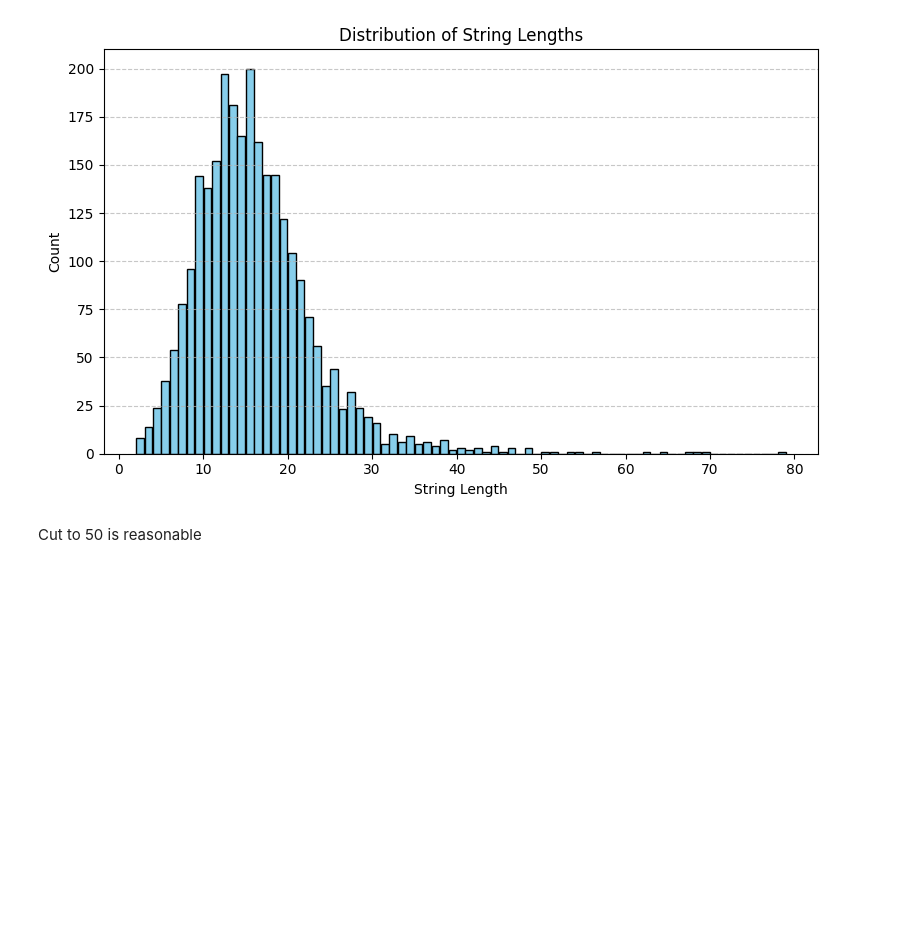
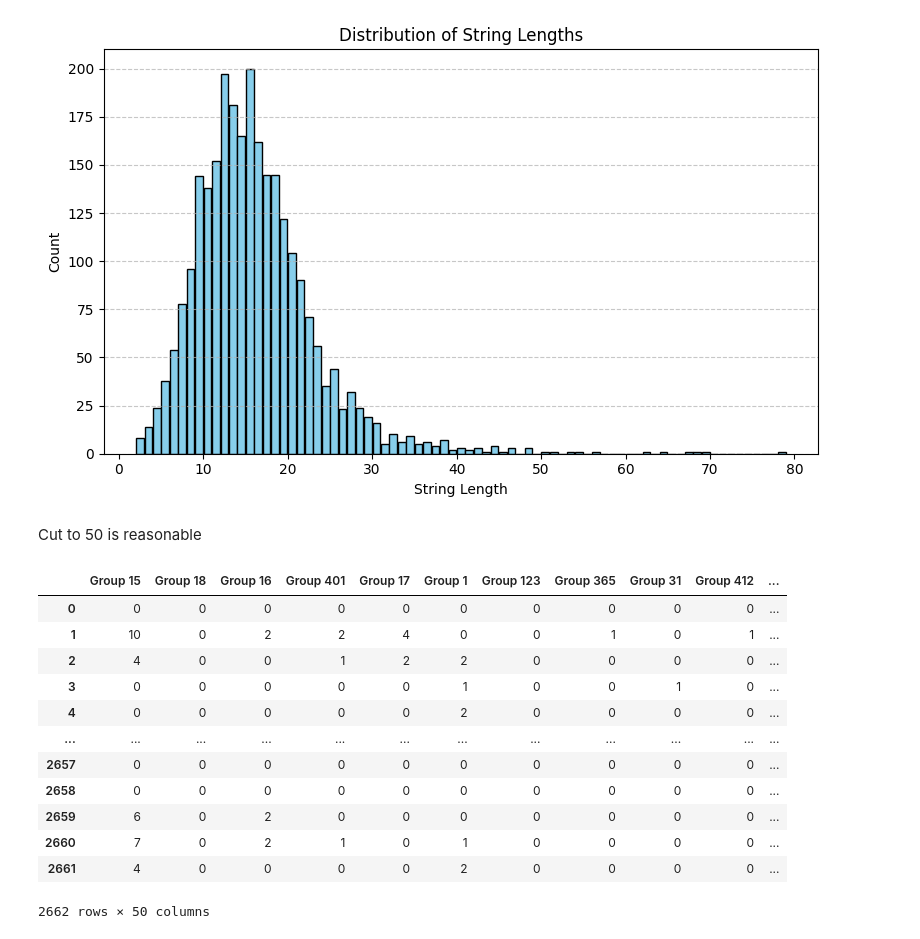
Before and after one commit to Michal-Iwicki/Melting-point-prediction, a Jupyter notebook: overview.ipynb, the cells around one changed output. Cells and saved outputs as stored; diff of their text form; code cells hidden in the pictures; blank space fills up the shorter version.

```diff
--- a/overview.ipynb
+++ b/overview.ipynb
@@ -126,3 +126,19 @@ plt.show()
 [figure]
 # %% [markdown]
 Cut to 50 is reasonable
+# %%
+X[top50.index]
+# %% [output]
+|  | Group 15 | Group 18 | Group 16 | Group 401 | Group 17 | Group 1 | Group 123 | Group 365 | Group 31 | Group 412 | ... |
+| 0 | 0 | 0 | 0 | 0 | 0 | 0 | 0 | 0 | 0 | 0 | ... |
+| 1 | 10 | 0 | 2 | 2 | 4 | 0 | 0 | 1 | 0 | 1 | ... |
+| 2 | 4 | 0 | 0 | 1 | 2 | 2 | 0 | 0 | 0 | 0 | ... |
+| 3 | 0 | 0 | 0 | 0 | 0 | 1 | 0 | 0 | 1 | 0 | ... |
+| 4 | 0 | 0 | 0 | 0 | 0 | 2 | 0 | 0 | 0 | 0 | ... |
+| ... | ... | ... | ... | ... | ... | ... | ... | ... | ... | ... | ... |
+| 2657 | 0 | 0 | 0 | 0 | 0 | 0 | 0 | 0 | 0 | 0 | ... |
+| 2658 | 0 | 0 | 0 | 0 | 0 | 0 | 0 | 0 | 0 | 0 | ... |
+| 2659 | 6 | 0 | 2 | 0 | 0 | 0 | 0 | 0 | 0 | 0 | ... |
+| 2660 | 7 | 0 | 2 | 1 | 0 | 1 | 0 | 0 | 0 | 0 | ... |
+| 2661 | 4 | 0 | 0 | 0 | 0 | 2 | 0 | 0 | 0 | 0 | ... |
+2662 rows × 50 columns
```
Also changed, not shown: parts of 3 cells of this notebook.
